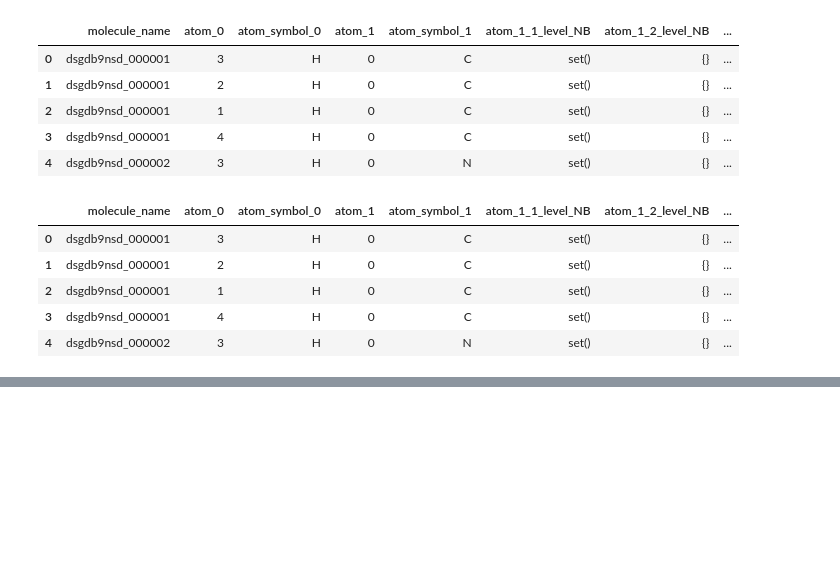
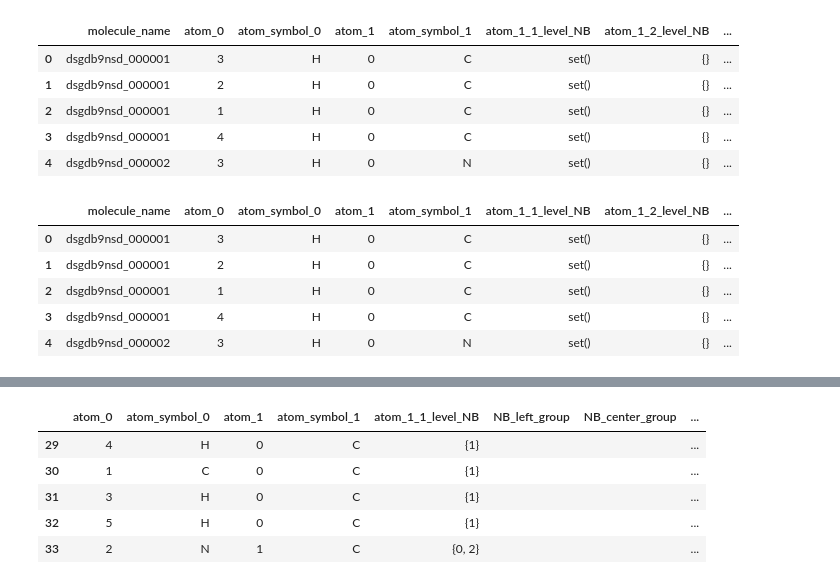
Before and after one commit to johngreibelarsen/predicting-molecular-properties, a Jupyter notebook: basic_feature_engineering_v8.ipynb, the cells around one changed output, grey strips where cells are left out. Drawn from its saved outputs; the diff is of its cells as text; code cells hidden in the pictures; blank space fills up the shorter version.

Commit message:
Added a new combined functional groups feature

```diff
--- a/basic_feature_engineering_v8.ipynb
+++ b/basic_feature_engineering_v8.ipynb
@@ -119,7 +119,7 @@ molecular_structures.head()
 | 4 | dsgdb9nsd_000002 | 3 | H | 0 | N | set() | {} | ... |
 # %%
 #molecular_structures.loc[molecular_structures['molecule_name'] == 'dsgdb9nsd_000050']
-selected_molecules = molecular_structures.iloc[246:265]
+selected_molecules = molecular_structures.iloc[0:1600]
 # %%
 # For testing below functionality
 
@@ -237,6 +237,12 @@ def update_row(where, index, nb_indexes_list):
 exclude_char = [' ', ',']
 
 def turn_str_into_int_list(string):
+    print(string)
+    if not string:
+        return []
+    if 's' in string:
+        return []
+
     int_list = []
     for c in string[1:-1]:
         if c not in exclude_char:
@@ -293,7 +299,7 @@ for name, group in molecular_structures_grouped:  # PER MOLECULE
                     # update cemter and right based columns
                     update_row(0, index, key_list_0)
                     update_row(1, index, key_list_1)
-            else:
+            elif no_of_NBs_length == 3:
                 key_list_0 = group_dict[no_of_NBs[0]]
                 key_list_1 = group_dict[no_of_NBs[1]]
                 key_list_2 = group_dict[no_of_NBs[2]]
@@ -361,0 +364,18 @@ Wall time: 1min 17s
+# %%
+# Let's test it is correct
+
+df_test = molecular_structures.loc[molecular_structures['molecule_name'] == 'dsgdb9nsd_000010']
+
+selected_columns = ['atom_0', 'atom_symbol_0', 'atom_1', 'atom_symbol_1', 'atom_1_1_level_NB', 'NB_left_group',
+                    'NB_center_group', 'NB_right_group', 'NB_all_groups', 'NB_in_ring', 'NB_is_aromatic',
+                    'NB_is_primary_amide', 'NB_is_secondary_amide', 'NB_is_tertiary_amide', 'NB_is_ester',
+                    'NB_is_carbonyl','NB_is_hydroxyl']
+
+df_test[selected_columns]
+# %% [output]
+|  | atom_0 | atom_symbol_0 | atom_1 | atom_symbol_1 | atom_1_1_level_NB | NB_left_group | NB_center_group | ... |
+| 29 | 4 | H | 0 | C | {1} |  |  | ... |
+| 30 | 1 | C | 0 | C | {1} |  |  | ... |
+| 31 | 3 | H | 0 | C | {1} |  |  | ... |
+| 32 | 5 | H | 0 | C | {1} |  |  | ... |
+| 33 | 2 | N | 1 | C | {0, 2} |  |  | ... |
```
Also changed, not shown: parts of 3 cells of this notebook, 1 other file.
